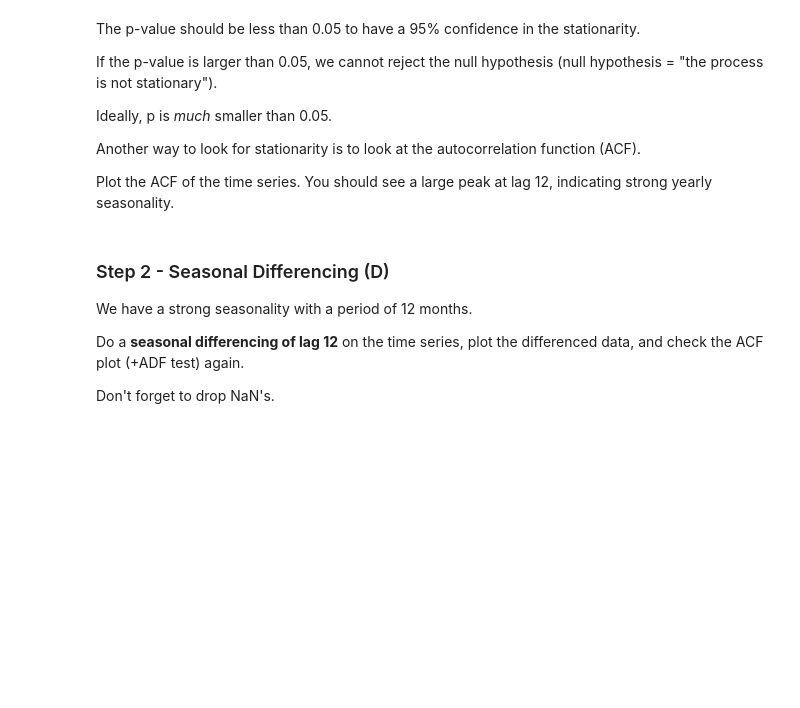
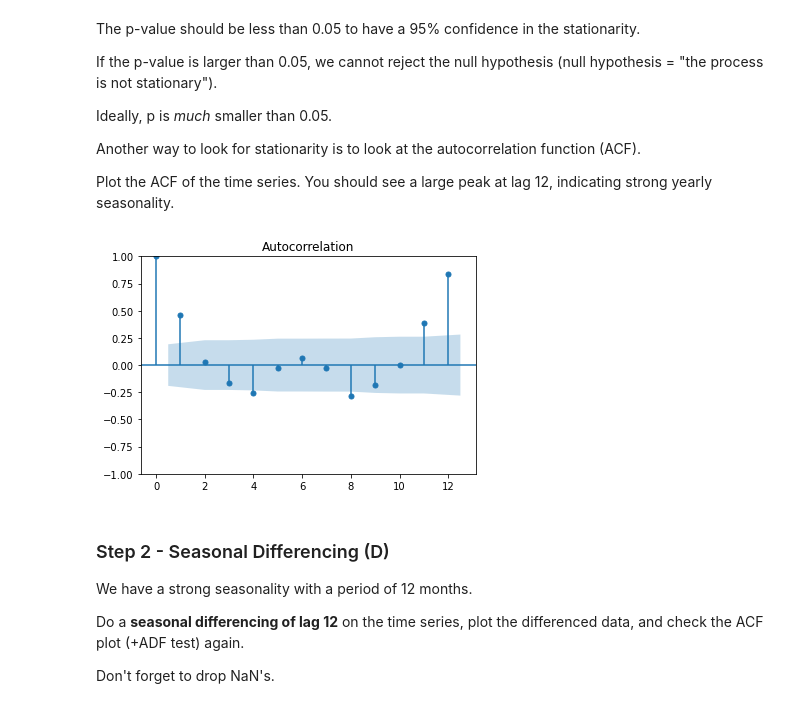
Before and after one commit to diego-faria-br/data-sarima, a Jupyter notebook: sarima.ipynb, the cells around one changed output. Saved outputs shown, nothing was run; the diff lists cells and outputs as text; code cells hidden in the pictures; blank space fills up the shorter version.

```diff
--- a/sarima.ipynb
+++ b/sarima.ipynb
@@ -104,3 +144,12 @@ Plot the ACF of the time series. You should see a large peak at lag 12, indicati
+# %%
+from statsmodels.graphics.tsaplots import plot_acf
+from statsmodels.graphics.tsaplots import plot_pacf
+
+
+
+plot_acf(df.Sales,lags=12);
+# %% [output]
+[figure, added]
 # %% [markdown]
 ### Step 2 - Seasonal Differencing (D)
 
```
Also changed, not shown: parts of 35 cells of this notebook.
